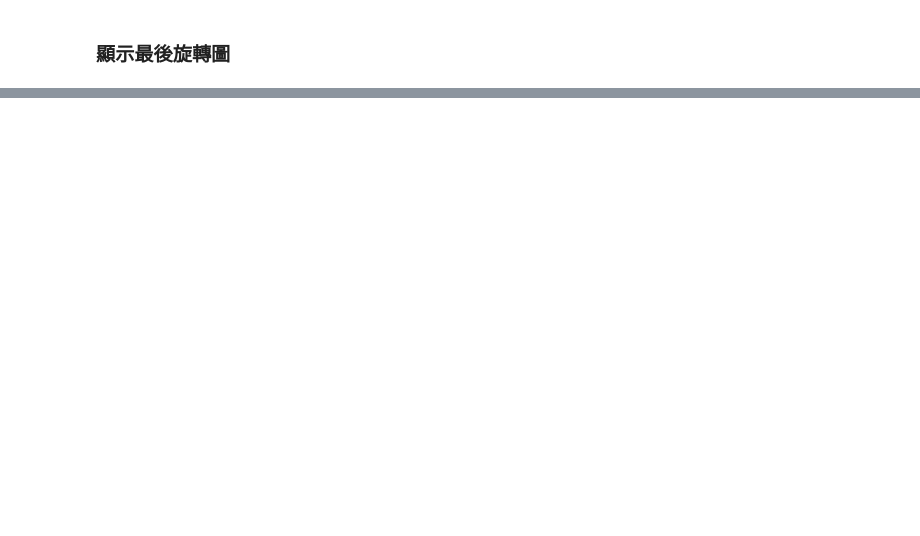
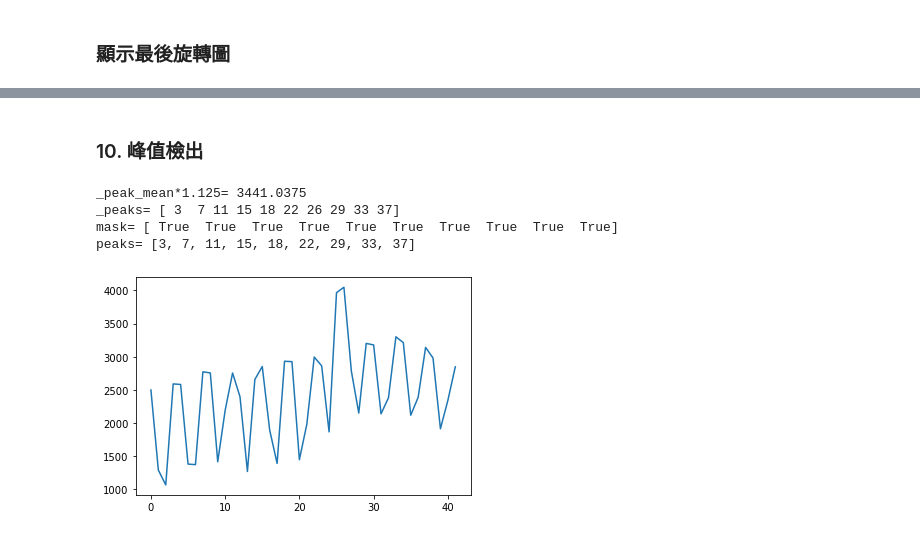
Before and after one commit to itemhsu/absCode2D, a Jupyter notebook: 5.3 rotate estimating.KD .ipynb, the cells around one changed output, grey strips where cells are left out. Saved outputs shown, nothing was run; the diff lists cells and outputs as text; code cells hidden in the pictures; blank space fills up the shorter version.

```diff
--- a/5.3 rotate estimating.KD .ipynb
+++ b/5.3 rotate estimating.KD .ipynb
@@ -140,0 +214,36 @@ plt.imshow(correct_challenge)
+# %% [markdown]
+### 10. 峰值檢出
+# %%
+import scipy.signal
+cropImg_roll_sum=np.sum(cropImg_roll,axis=1)
+_peaks, _ = scipy.signal.find_peaks(cropImg_roll_sum)
+_peaks_mean = np.mean(cropImg_roll_sum[_peaks])
+
+mask = np.invert(np.isin(_peaks, [h_i-1,h_i,h_i+1]))
+peaks=[]
+#1.125 是經驗值，超過這個平均值，就認為是pilot
+for i in range(len(_peaks)):
+    #print(cropImg_roll_sum[_peaks[i]])
+    #print(_peaks_mean*1.25)
+    if cropImg_roll_sum[_peaks[i]] < _peaks_mean*1.125:
+        peaks.append(_peaks[i])
+#peaks=_peaks[mask]
+#_zoom=_peaks[-1]-_peaks[0]
+#zoom=_zoom/(len(_peaks)-1)/4
+#wave_length=np.round(zoom*16)
+#wave_length
+
+if isPlot:
+    plt.plot(cropImg_roll_sum)
+
+if idDebug:
+    print("_peak_mean*1.125=",_peaks_mean*1.125)
+    print("_peaks=",_peaks)
+    print("mask=",mask)
+    print("peaks=",peaks)
+# %% [output]
+_peak_mean*1.125= 3441.0375
+_peaks= [ 3  7 11 15 18 22 26 29 33 37]
+mask= [ True  True  True  True  True  True  True  True  True  True]
+peaks= [3, 7, 11, 15, 18, 22, 29, 33, 37]
+[figure, added]
```
Also changed, not shown: parts of 10 cells of this notebook, 1 other file.
